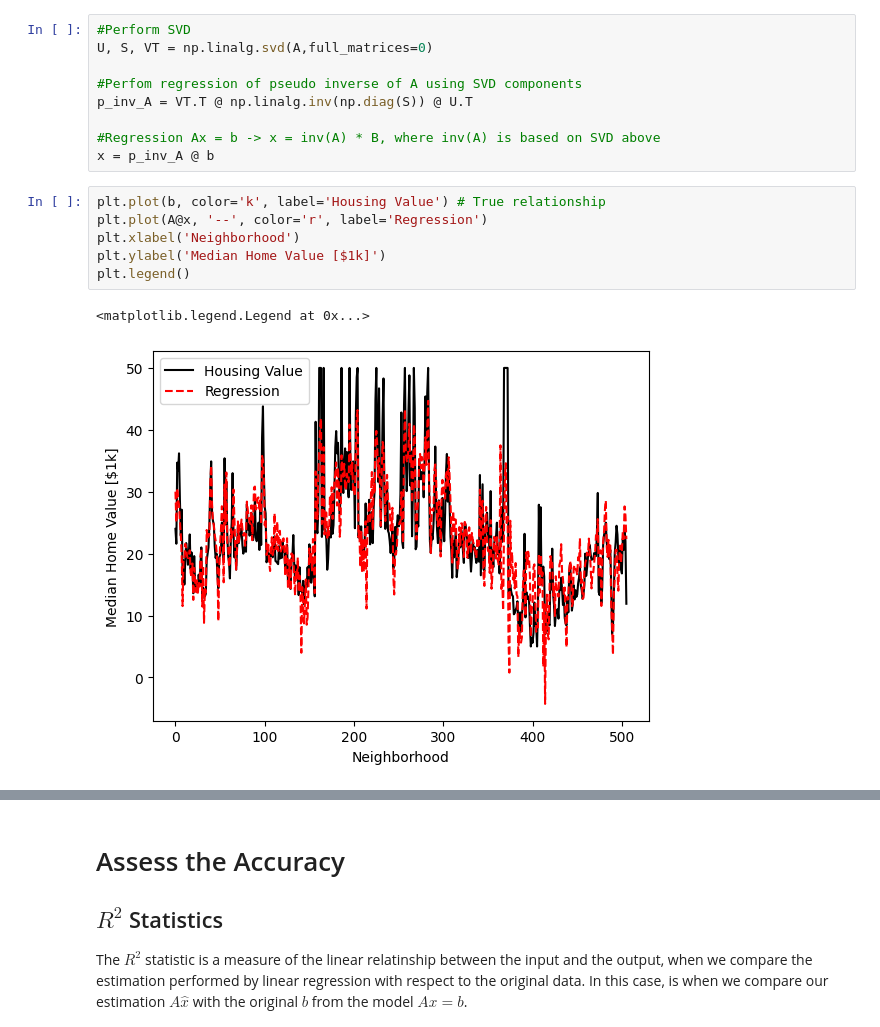
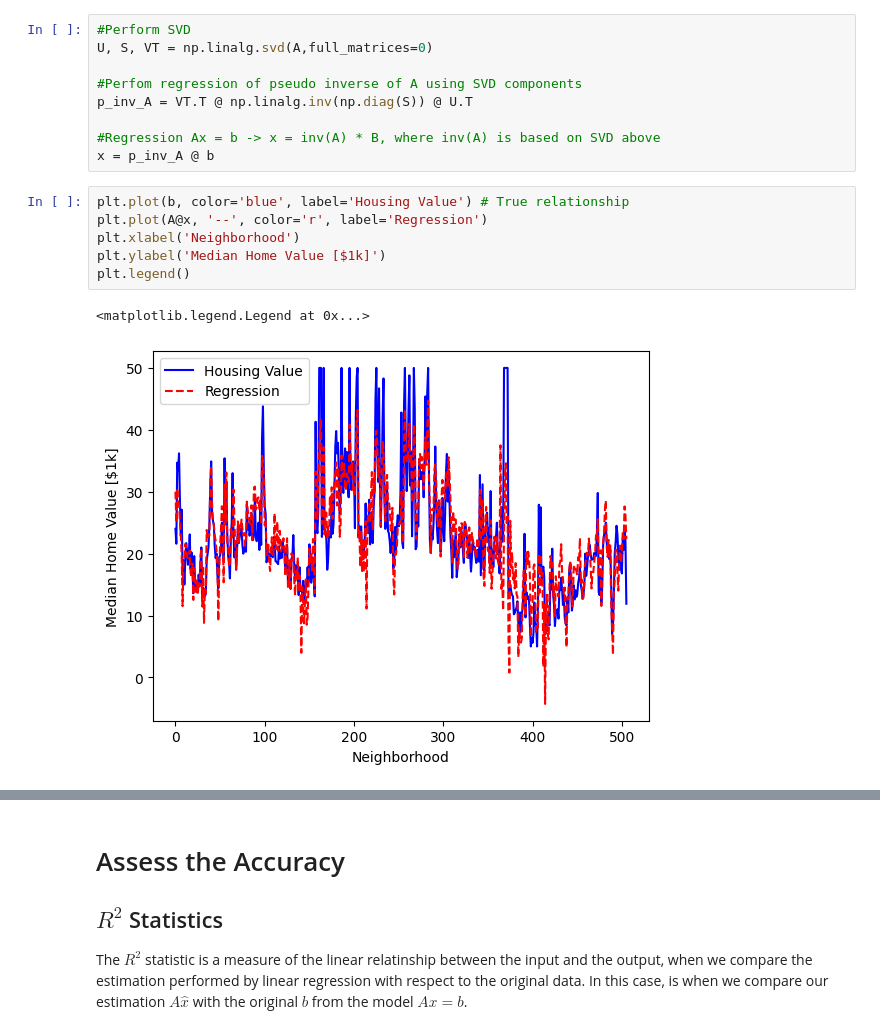
Before and after one commit to floose/PythonEx, a Jupyter notebook: multi-lin-regression/regression_svd.ipynb, the cells around one changed output, grey strips where cells are left out. Saved outputs shown, nothing was run; the diff lists cells and outputs as text.

```diff
--- a/multi-lin-regression/regression_svd.ipynb
+++ b/multi-lin-regression/regression_svd.ipynb
@@ -67,11 +77,11 @@ p_inv_A = VT.T @ np.linalg.inv(np.diag(S)) @ U.T
 #Regression Ax = b -> x = inv(A) * B, where inv(A) is based on SVD above
 x = p_inv_A @ b
 # %%
-plt.plot(b, color='k', label='Housing Value') # True relationship
+plt.plot(b, color='blue', label='Housing Value') # True relationship
 plt.plot(A@x, '--', color='r', label='Regression')
 plt.xlabel('Neighborhood')
 plt.ylabel('Median Home Value [$1k]')
 plt.legend()
 # %% [output]
 <matplotlib.legend.Legend at 0x...>
-[figure, old version]
+[figure, new version]
```
Also changed, not shown: parts of 6 cells of this notebook.
